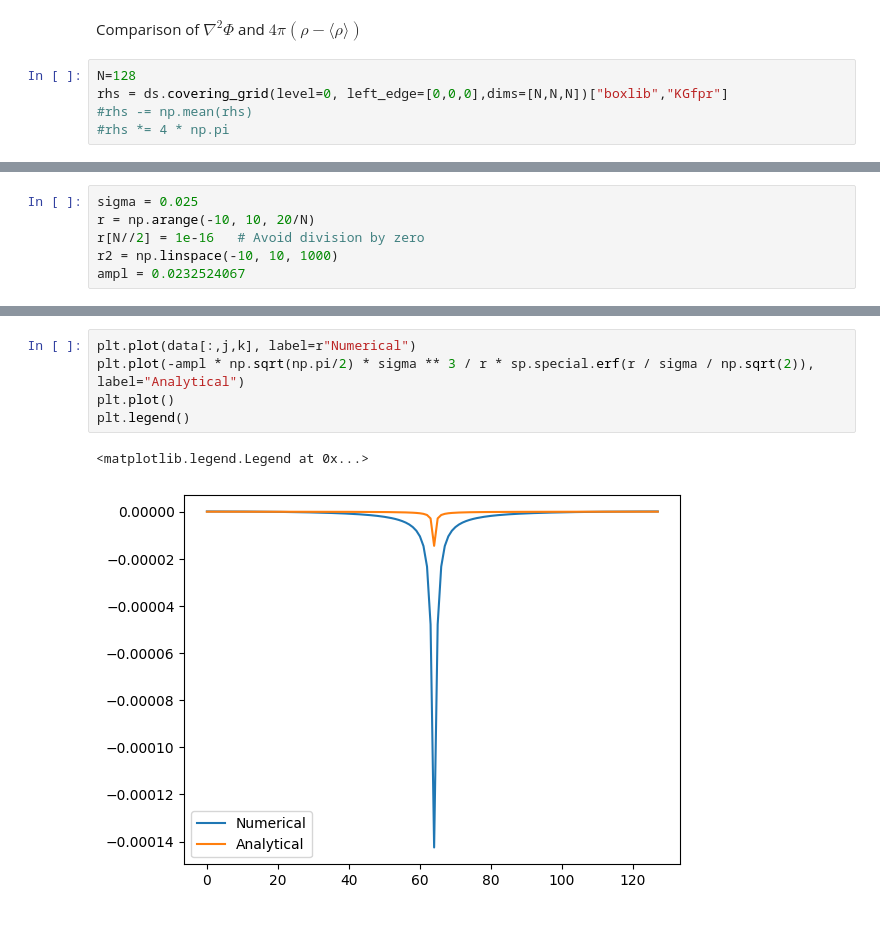
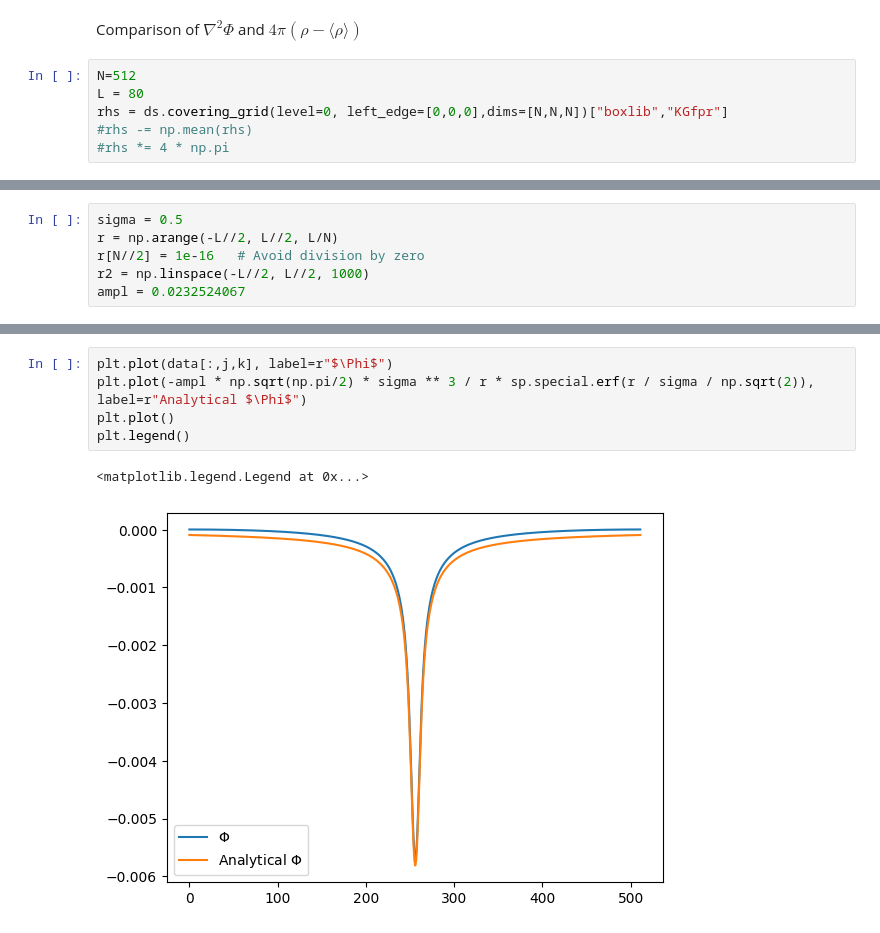
Before and after one commit to lsou343/Scalarverse, a Jupyter notebook: Exec/Inflation/Newtonian/Analysis/Visualization.ipynb, the cells around one changed output, grey strips where cells are left out. Saved outputs shown, nothing was run; the diff lists cells and outputs as text.

```diff
--- a/Exec/Inflation/Newtonian/Analysis/Visualization.ipynb
+++ b/Exec/Inflation/Newtonian/Analysis/Visualization.ipynb
@@ -186,7 +190,8 @@ plt.colorbar()
 # %% [markdown]
 Comparison of $\nabla^2 \Phi$ and $4\pi(\rho-\langle \rho \rangle)$
 # %%
-N=128
+N=512
+L = 80
 rhs = ds.covering_grid(level=0, left_edge=[0,0,0],dims=[N,N,N])["boxlib","KGfpr"]
 #rhs -= np.mean(rhs)
 #rhs *= 4 * np.pi
@@ -222,8 +227,8 @@ lhs /= (20 / N) ** 2
 # %%
-sigma = 0.025
-r = np.arange(-10, 10, 20/N)
+sigma = 0.5
+r = np.arange(-L//2, L//2, L/N)
 r[N//2] = 1e-16   # Avoid division by zero
-r2 = np.linspace(-10, 10, 1000)
+r2 = np.linspace(-L//2, L//2, 1000)
 ampl = 0.0232524067
 # %%
 i,j,k = (N//2,N//2,N//2)
@@ -240,11 +245,11 @@ plt.legend()
 # %%
-plt.plot(data[:,j,k], label=r"Numerical")
-plt.plot(-ampl * np.sqrt(np.pi/2) * sigma ** 3 / r * sp.special.erf(r / sigma / np.sqrt(2)), label="Analytical")
+plt.plot(data[:,j,k], label=r"$\Phi$")
+plt.plot(-ampl * np.sqrt(np.pi/2) * sigma ** 3 / r * sp.special.erf(r / sigma / np.sqrt(2)), label=r"Analytical $\Phi$")
 plt.plot()
 plt.legend()
 # %% [output]
 <matplotlib.legend.Legend at 0x...>
-[figure, old version]
+[figure, new version]
 # %%
 rhs1 = ds.covering_grid(level=0, left_edge=[0,0,0],dims=[128,128,128])["boxlib","Edens"]
 rhs2 = ds.covering_grid(level=0, left_edge=[0,0,0],dims=[128,128,128])["boxlib","density"]
```
Also changed, not shown: parts of 10 cells of this notebook, 7 other files.
